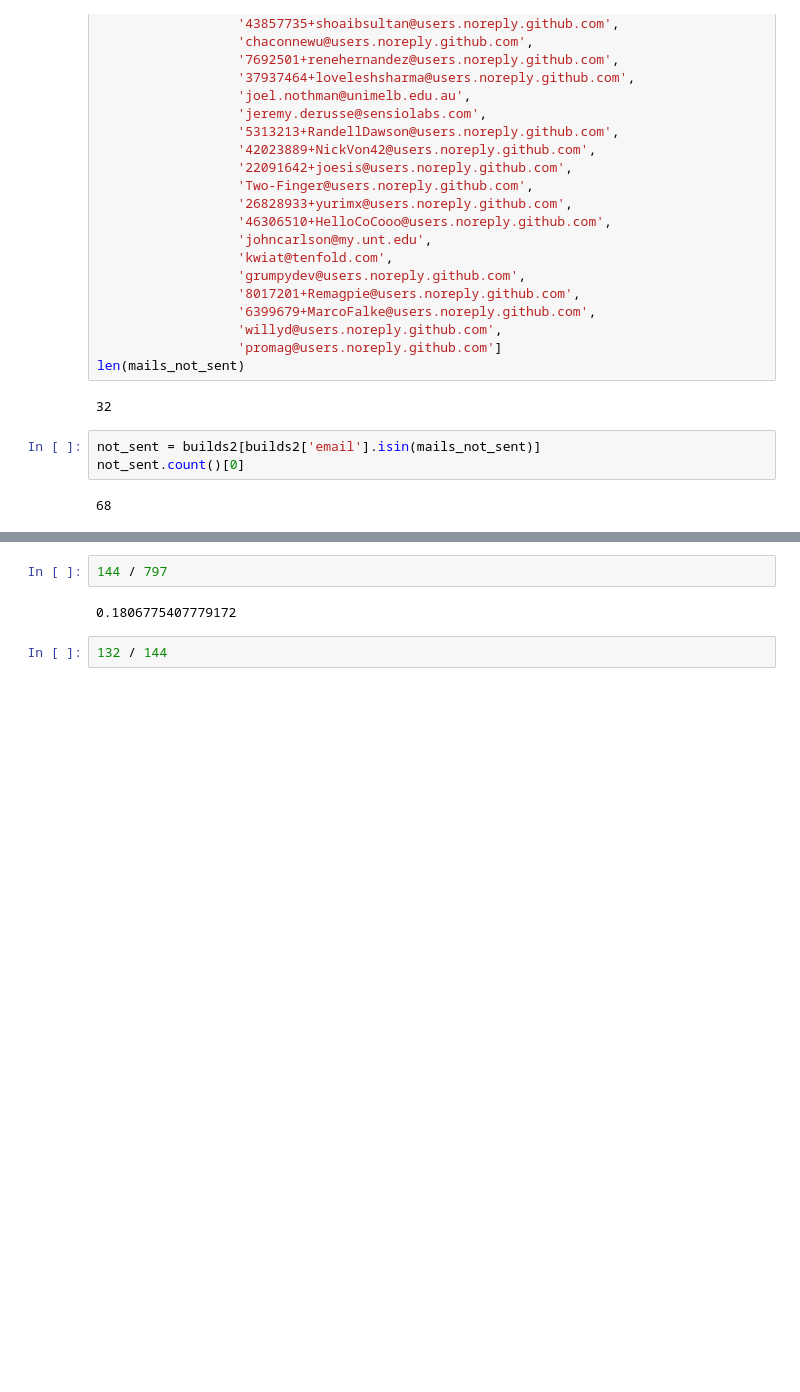
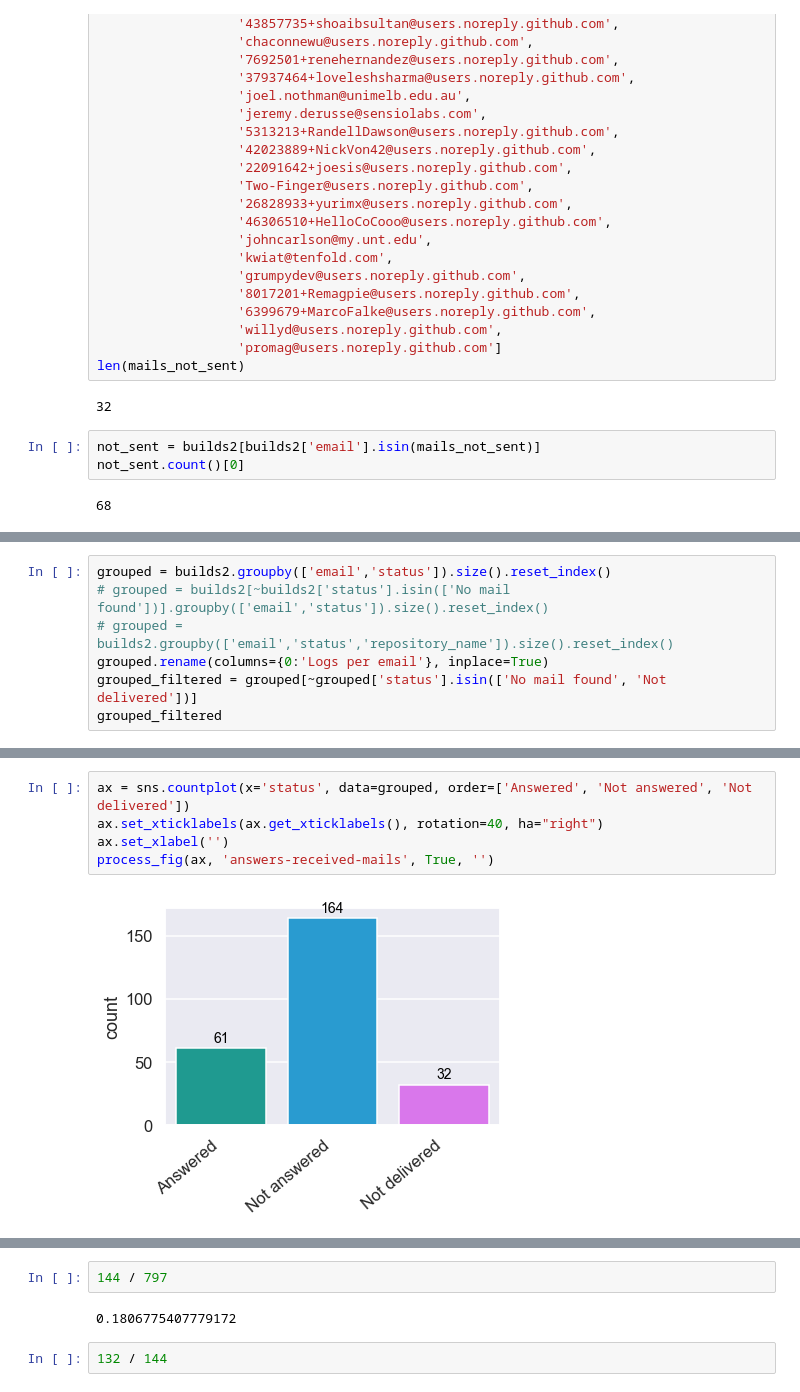
Before and after one commit to lacinoire/master-thesis, a Jupyter notebook: evaluation/results/dev_mails_data_analysis.ipynb, the cells around one changed output, grey strips where cells are left out. Saved outputs shown, nothing was run; the diff lists cells and outputs as text; blank space fills up the shorter version.

```diff
--- a/evaluation/results/dev_mails_data_analysis.ipynb
+++ b/evaluation/results/dev_mails_data_analysis.ipynb
@@ -124,0 +170,7 @@ not_sent.count()[0]
+# %%
+grouped = builds2.groupby(['email','status']).size().reset_index()
+# grouped = builds2[~builds2['status'].isin(['No mail found'])].groupby(['email','status']).size().reset_index()
+# grouped = builds2.groupby(['email','status','repository_name']).size().reset_index()
+grouped.rename(columns={0:'Logs per email'}, inplace=True)
+grouped_filtered = grouped[~grouped['status'].isin(['No mail found', 'Not delivered'])]
+grouped_filtered
@@ -124,0 +191,7 @@ not_sent.count()[0]
+# %%
+ax = sns.countplot(x='status', data=grouped, order=['Answered', 'Not answered', 'Not delivered'])
+ax.set_xticklabels(ax.get_xticklabels(), rotation=40, ha="right")
+ax.set_xlabel('')
+process_fig(ax, 'answers-received-mails', True, '')
+# %% [output]
+[figure, added]
```
Also changed, not shown: parts of 15 cells of this notebook, 6 other files.
